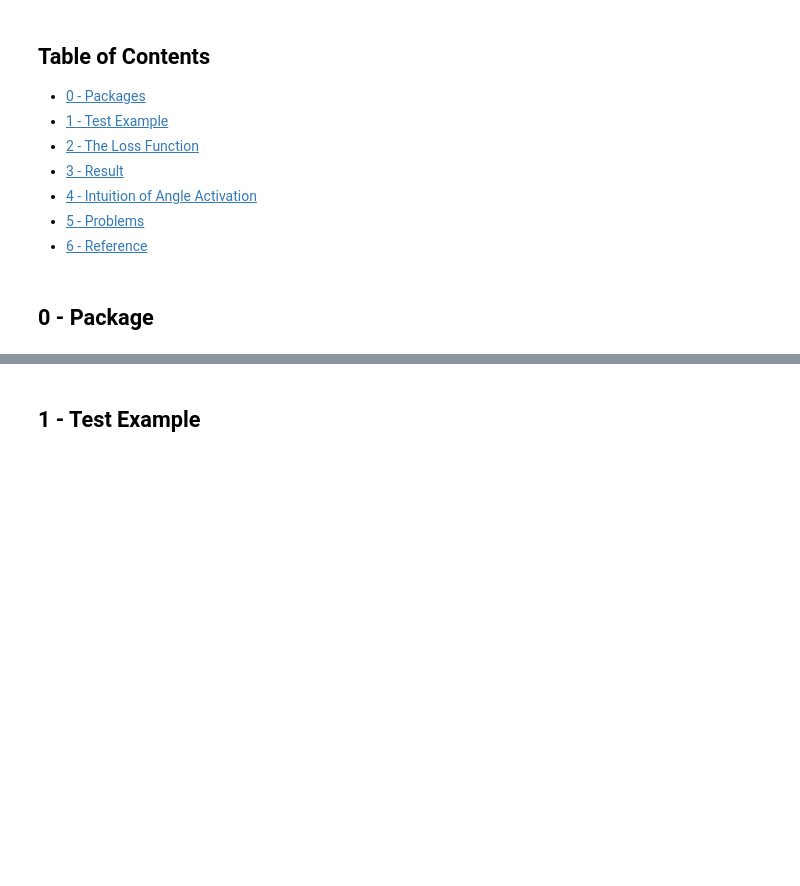
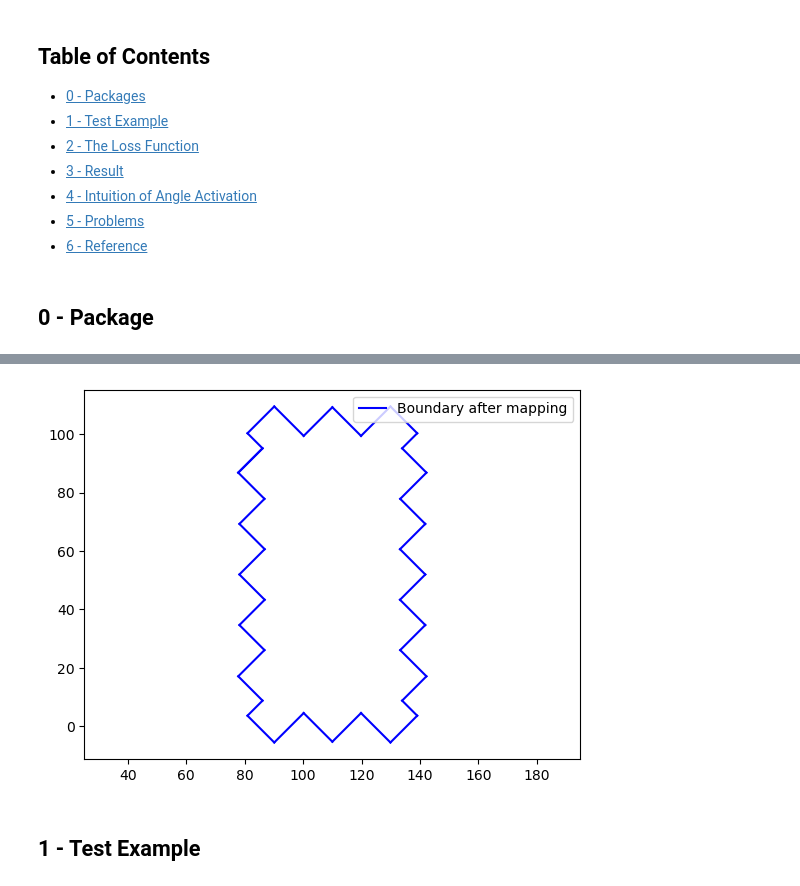
Before and after one commit to scyyc1/ED_Dissertation, a Jupyter notebook: Week 15/Week 15.ipynb, the cells around one changed output, grey strips where cells are left out. Saved outputs shown, nothing was run; the diff lists cells and outputs as text; code cells hidden in the pictures; blank space fills up the shorter version.

```diff
--- a/Week 15/Week 15.ipynb
+++ b/Week 15/Week 15.ipynb
@@ -63,3 +78,7 @@ postprocess("./mesh/cat/cat_output2.ply", tritess_test.solution, tritess_f)
+# %%
+tritess_test2.v_plt()
+# %% [output]
+[figure, added]
 # %% [markdown]
 <a name='1'></a>
 ## 1 - Test Example
```
Also changed, not shown: parts of 8 cells of this notebook, 10 other files.
